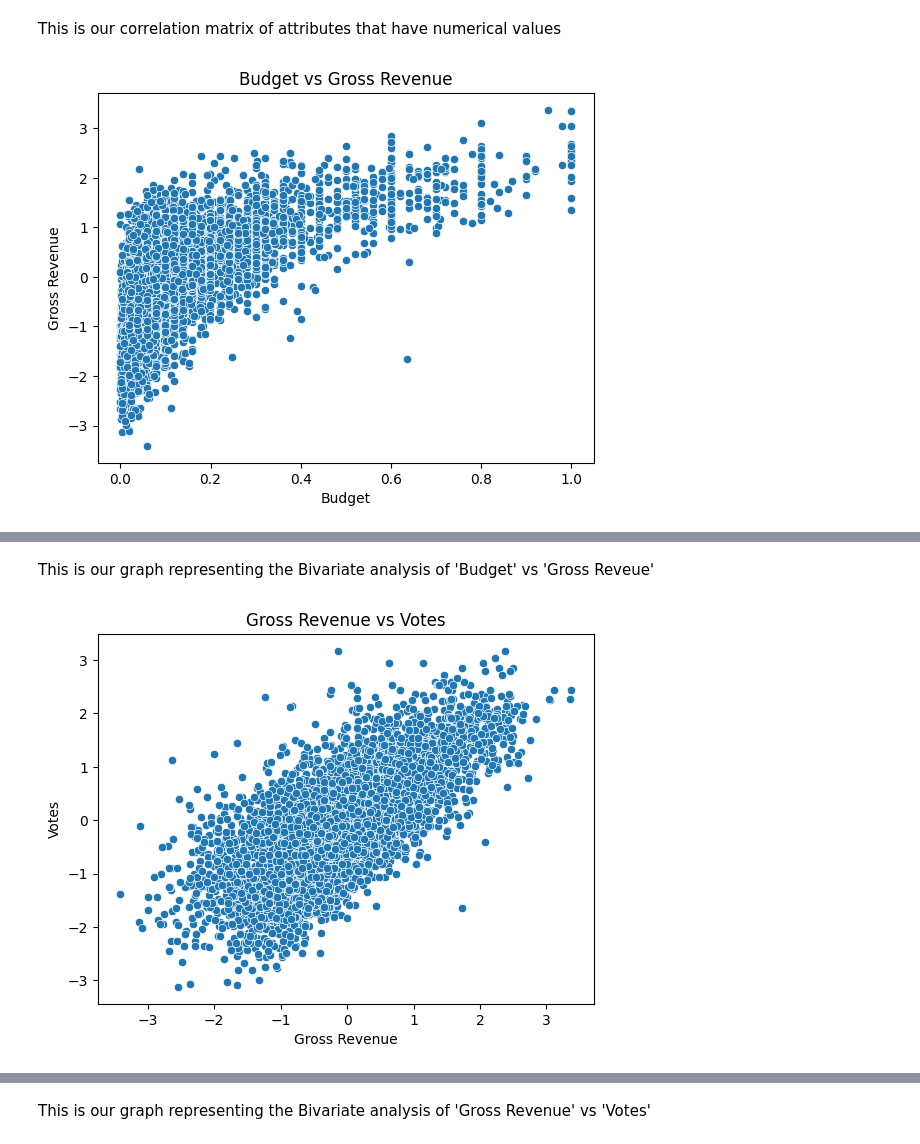
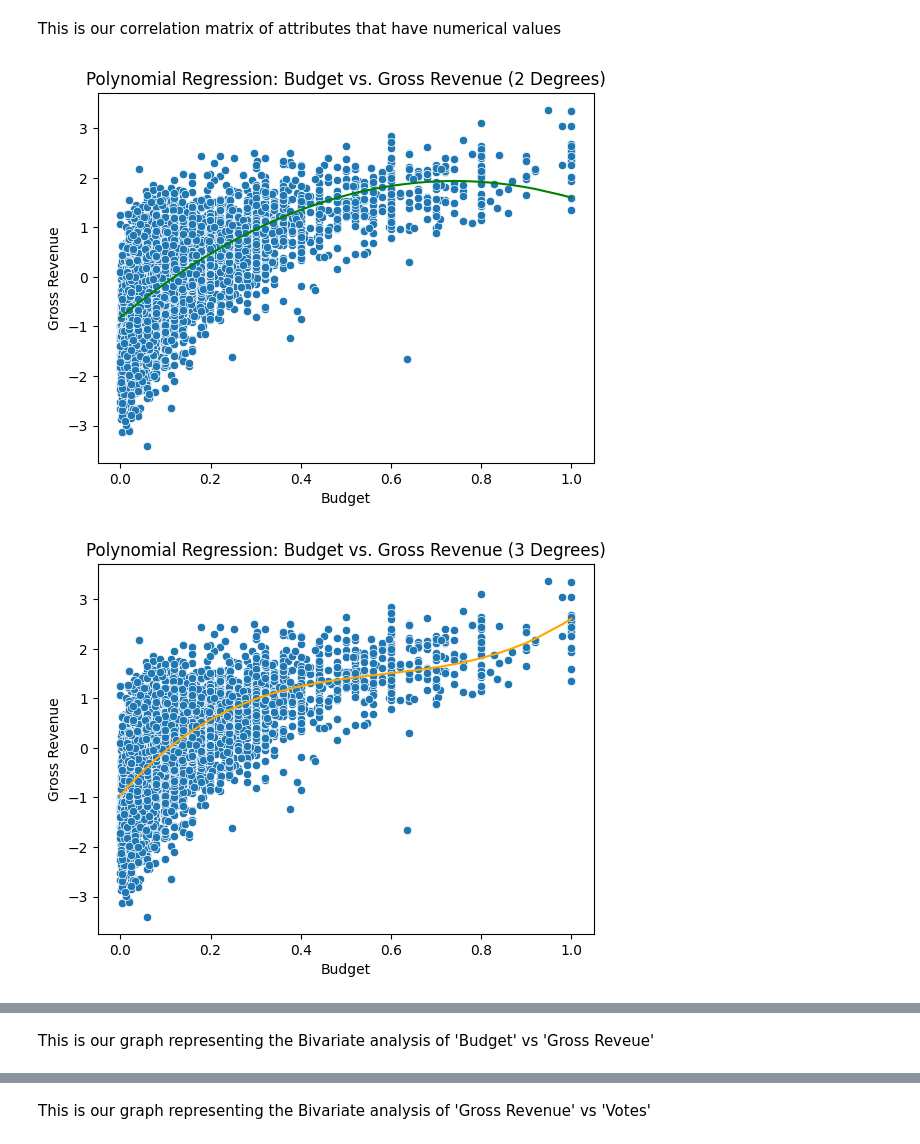
Before and after one commit to rpaquia/Machine-Learning-Project, a Jupyter notebook: training_model.ipynb, the cells around one changed output, grey strips where cells are left out. Drawn from its saved outputs; the diff is of its cells as text; code cells hidden in the pictures.

Commit message:
milestone 3, regression models

```diff
--- a/training_model.ipynb
+++ b/training_model.ipynb
@@ -568,13 +568,62 @@ plt.show()
 [figure]
 # %% [markdown]
 This is our correlation matrix of attributes that have numerical values
-# %%
-sns.scatterplot(data=df, x="Budget", y="Gross Revenue")
-
-plt.title('Budget vs Gross Revenue')
-plt.xlabel('Budget')
-plt.ylabel('Gross Revenue')
-
-plt.show()
-# %% [output]
-[figure, removed]
+# %%
+from sklearn.preprocessing import PolynomialFeatures
+from sklearn import linear_model
+
+df_BGR = df[['Budget', 'Gross Revenue']]
+X_train, X_test, y_train, y_test = train_test_split(df_BGR.Budget, df_BGR.drop(['Budget'], axis=1), test_size=0.2, random_state=21)
+
+train = pd.concat([X_train, y_train], axis=1)
+train = train.sort_values(by=['Budget'])
+budget = train[['Budget']]
+grossRevenue = train[['Gross Revenue']]
+
+# 2 Degrees
+poly2 = PolynomialFeatures(degree=2, include_bias=False)
+polyX = poly2.fit_transform(budget)
+
+linear = linear_model.LinearRegression()
+linear.fit(polyX, grossRevenue)
+yhat = linear.predict(polyX)
+
+sns.scatterplot(data=df, x="Budget", y="Gross Revenue")
+plt.plot(budget, yhat, color="green")
+plt.title("Polynomial Regression: Budget vs. Gross Revenue (2 Degrees)")
+plt.xlabel('Budget')
+plt.ylabel('Gross Revenue')
+plt.show()
+
+# 3 Degrees
+poly3 = PolynomialFeatures(degree=3, include_bias=False)
+polyX = poly3.fit_transform(budget)
+
+linear = linear_model.LinearRegression()
+linear.fit(polyX, grossRevenue)
+yhat = linear.predict(polyX)
+
+sns.scatterplot(data=df, x="Budget", y="Gross Revenue")
+plt.plot(budget, yhat, color="orange")
+plt.title("Polynomial Regression: Budget vs. Gross Revenue (3 Degrees)")
+plt.xlabel('Budget')
+plt.ylabel('Gross Revenue')
+plt.show()
+
+# 3 Degrees
+poly4 = PolynomialFeatures(degree=4, include_bias=False)
+polyX = poly4.fit_transform(budget)
+
+linear = linear_model.LinearRegression()
+linear.fit(polyX, grossRevenue)
+yhat = linear.predict(polyX)
+
+sns.scatterplot(data=df, x="Budget", y="Gross Revenue")
+plt.plot(budget, yhat, color="red")
+plt.title("Polynomial Regression: Budget vs. Gross Revenue (4 Degrees)")
+plt.xlabel('Budget')
+plt.ylabel('Gross Revenue')
+plt.show()
+# %% [output]
+[figure, added]
+[figure, added]
@@ -581,12 +631,2 @@ plt.show()
 # %% [markdown]
 This is our graph representing the Bivariate analysis of 'Budget' vs 'Gross Reveue'
-# %%
-sns.scatterplot(data=df, x="Gross Revenue", y="Votes")
-
-plt.title('Gross Revenue vs Votes')
-plt.xlabel('Gross Revenue')
-plt.ylabel('Votes')
-
-plt.show()
-# %% [output]
-[figure, removed]
```
Also changed, not shown: parts of 4 cells of this notebook.
